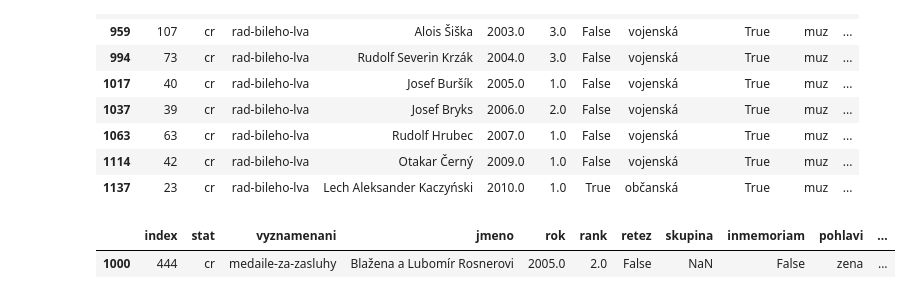
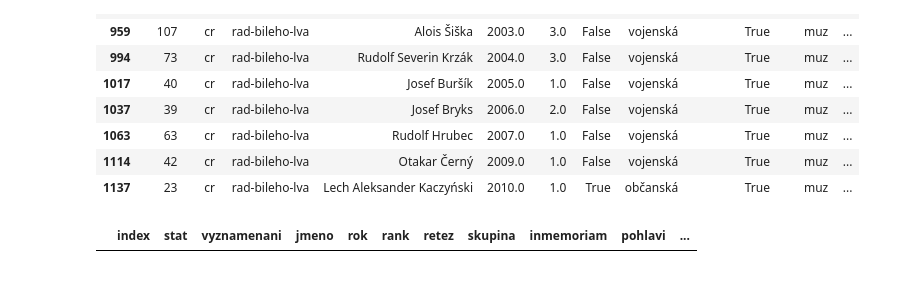
Before and after one commit to DataRozhlas/vyznamenani, a Jupyter notebook: vyznamenani.ipynb, the cells around one changed output. Drawn from its saved outputs; the diff is of its cells as text; code cells hidden in the pictures.

```diff
--- a/vyznamenani.ipynb
+++ b/vyznamenani.ipynb
@@ -887,7 +893,6 @@ metaly[(metaly["vyznamenani"] == "rad-bileho-lva") & (metaly["prezident"] == "Kl
 | 1114 | 42 | cr | rad-bileho-lva | Otakar Černý | 2009.0 | 1.0 | False | vojenská | True | muz | ... |
 | 1137 | 23 | cr | rad-bileho-lva | Lech Aleksander Kaczyński | 2010.0 | 1.0 | True | občanská | True | muz | ... |
 # %%
-metaly[metaly.jmeno.str.contains(" a ")]
+metaly[metaly.jmeno.str.contains("Zeln")]
 # %% [output]
 |  | index | stat | vyznamenani | jmeno | rok | rank | retez | skupina | inmemoriam | pohlavi | ... |
-| 1000 | 444 | cr | medaile-za-zasluhy | Blažena a Lubomír Rosnerovi | 2005.0 | 2.0 | False | NaN | False | zena | ... |
```
Also changed, not shown: parts of 19 cells of this notebook, 2 other files.
